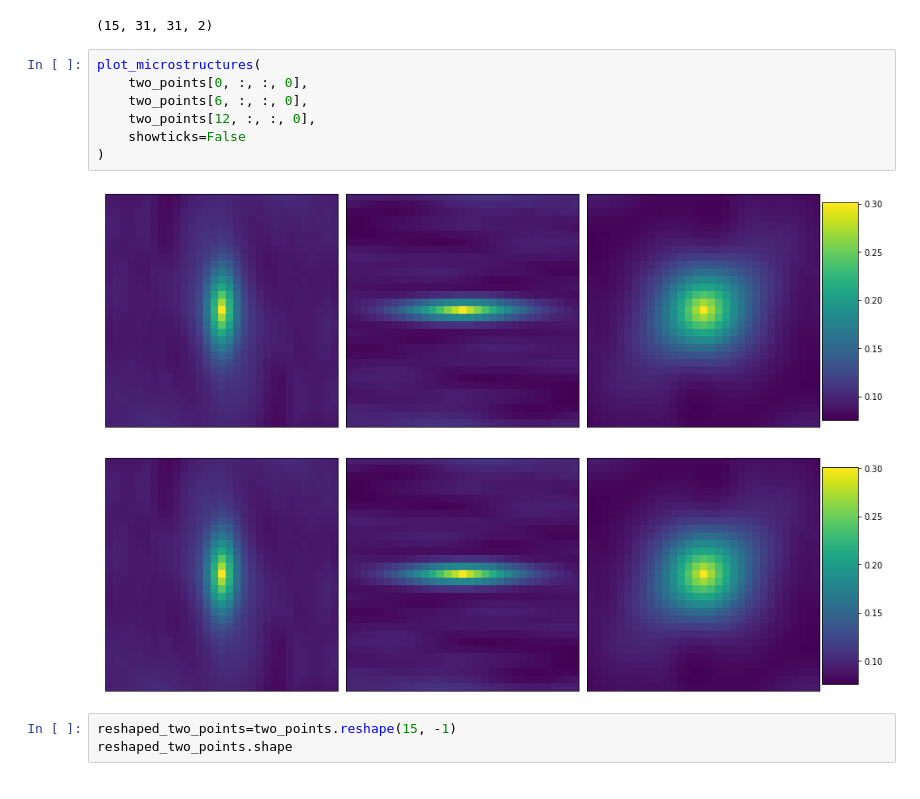
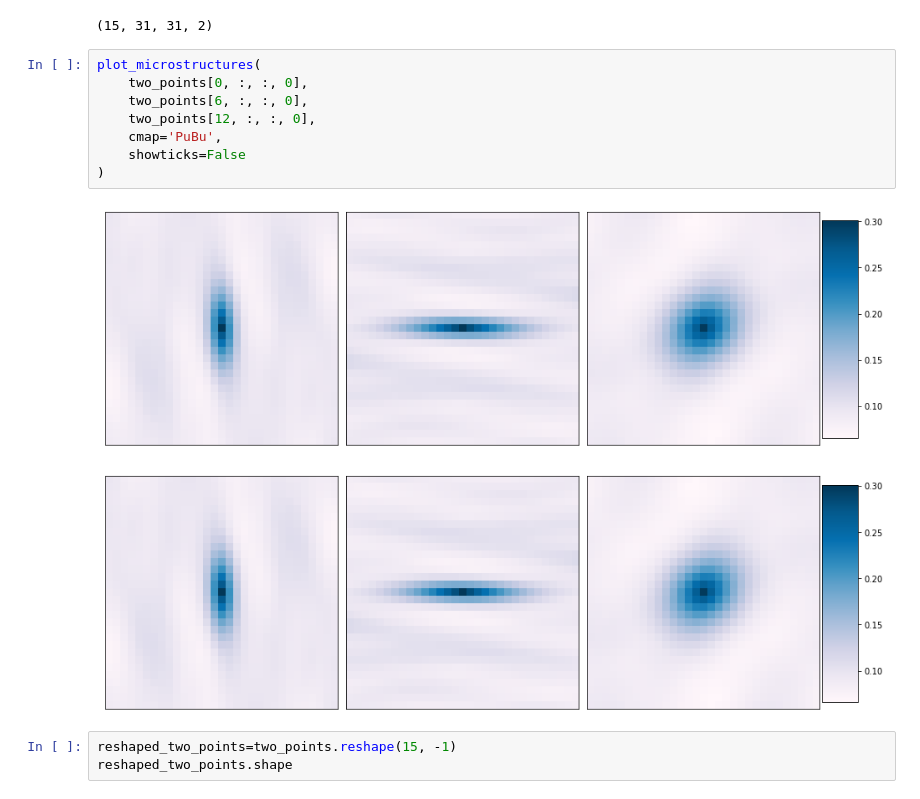
Before and after one commit to jwwtc/code, a Jupyter notebook: microstructure_statistics/figure.ipynb, the cells around one changed output. Saved outputs shown, nothing was run; the diff lists cells and outputs as text.

```diff
--- a/microstructure_statistics/figure.ipynb
+++ b/microstructure_statistics/figure.ipynb
@@ -66,13 +81,14 @@ two_points.shape
 # %%
 plot_microstructures(
     two_points[0, :, :, 0],
     two_points[6, :, :, 0],
     two_points[12, :, :, 0],
+    cmap='PuBu',
     showticks=False
 )
 # %% [output]
-[figure, old version]
+[figure, new version]
-[figure, old version]
+[figure, new version]
 # %%
 reshaped_two_points=two_points.reshape(15, -1)
 reshaped_two_points.shape
```
Also changed, not shown: parts of 6 cells of this notebook, 2 other files.
